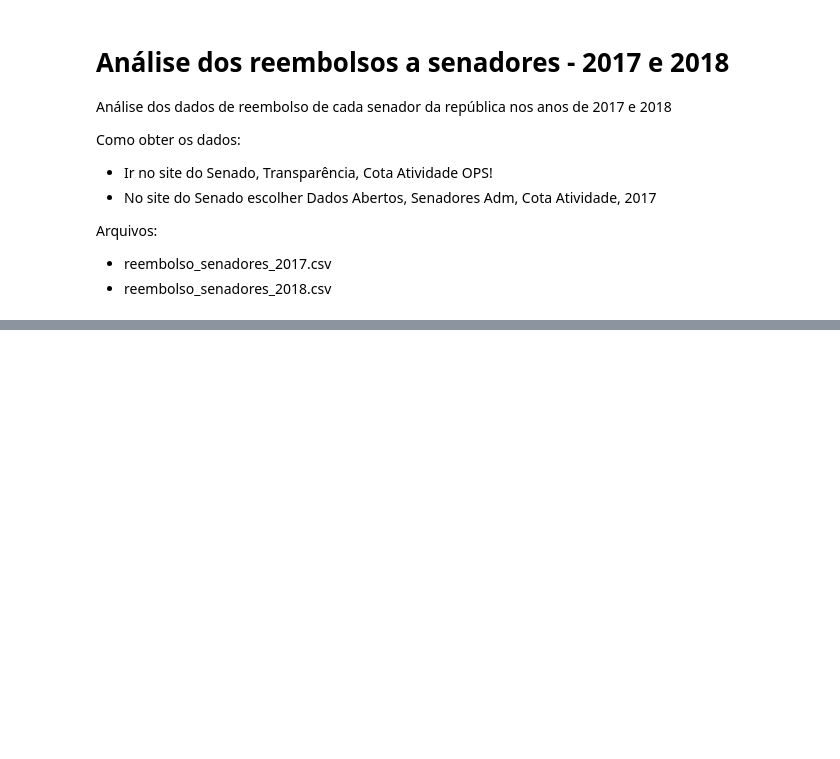
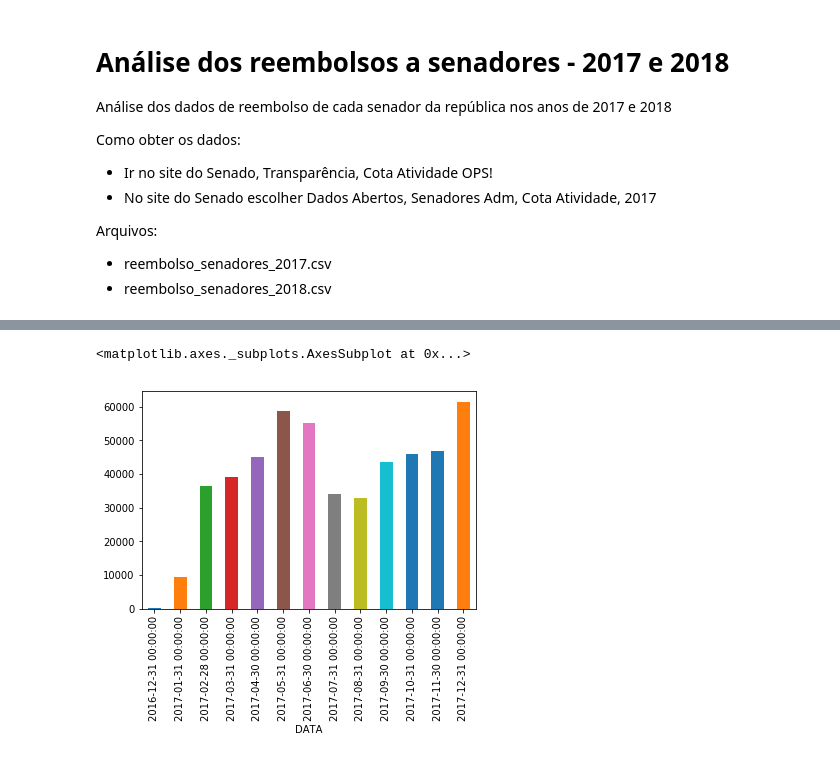
Before and after one commit to OSBrasilia/Curso_Analise_Dados_Publicos, a Jupyter notebook: 04_csv_gasto_atividade_senadores/Reembolso_Senadores.ipynb, the cells around one changed output, grey strips where cells are left out. Saved outputs shown, nothing was run; the diff lists cells and outputs as text; code cells hidden in the pictures; blank space fills up the shorter version.

```diff
--- a/04_csv_gasto_atividade_senadores/Reembolso_Senadores.ipynb
+++ b/04_csv_gasto_atividade_senadores/Reembolso_Senadores.ipynb
@@ -62,0 +236,6 @@ df.pivot_table(index={'SENADOR', "TIPO_DESPESA"}, columns="MES", values='VALOR_R
+# %%
+# Vamos separar os valores por mês, somar e plotar um gráfico de barras
+df_joao_capiberibe.resample('M').sum()['VALOR_REEMBOLSADO'].plot.bar()
+# %% [output]
+<matplotlib.axes._subplots.AxesSubplot at 0x...>
+[figure, added]
```
Also changed, not shown: parts of 15 cells of this notebook.
